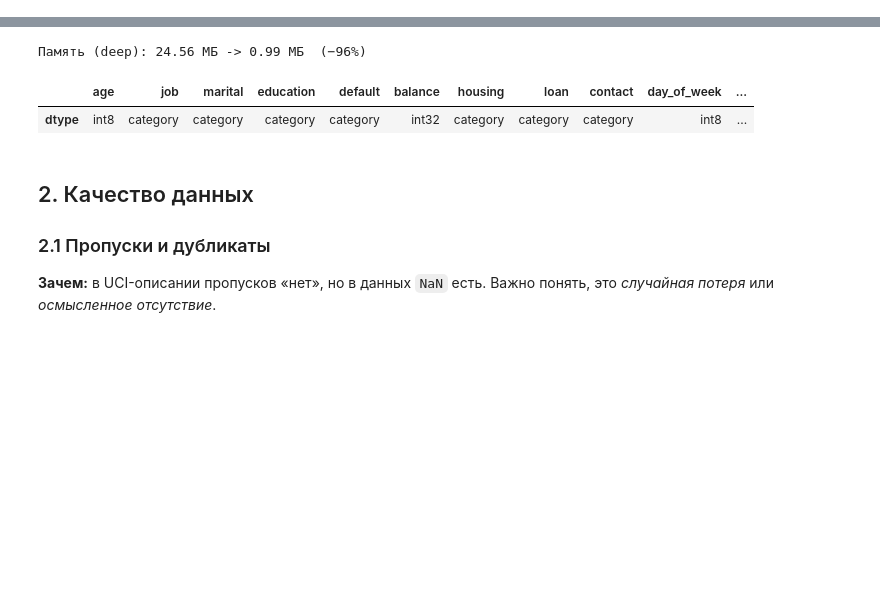
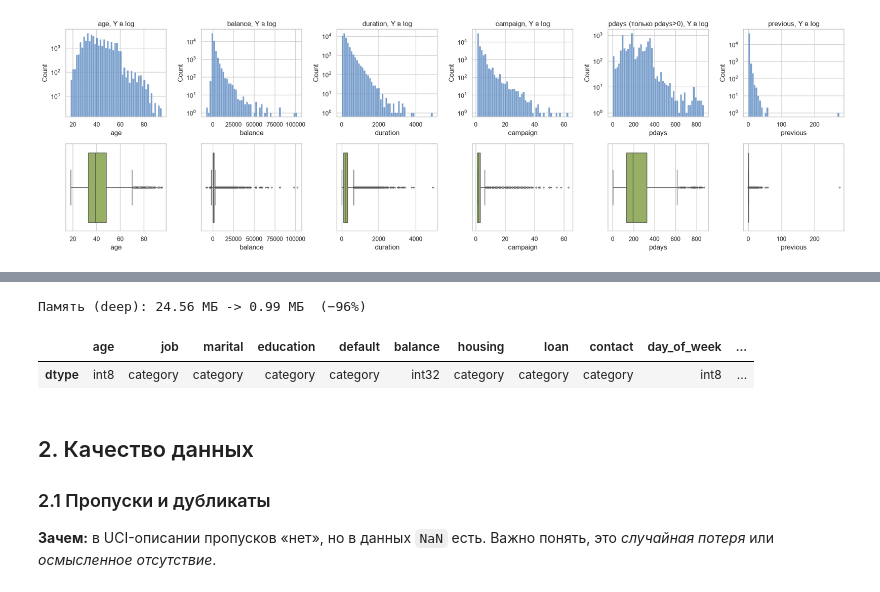
Before and after one commit to RafaelPozoyan/UrFU_project, a Jupyter notebook: eda_levin.ipynb, the cells around one changed output, grey strips where cells are left out. Drawn from its saved outputs; the diff is of its cells as text; code cells hidden in the pictures; blank space fills up the shorter version.

```diff
--- a/eda_levin.ipynb
+++ b/eda_levin.ipynb
@@ -60,0 +151,11 @@ display(bm.variables[['name','role','type','description','missing_values']])
+# %%
+cols = ['age','balance','duration','campaign','pdays','previous']
+fig, axs = plt.subplots(2, 6, figsize=(20, 6))
+for i, c in enumerate(cols):
+    x = df_raw[c] if c != 'pdays' else df_raw.loc[df_raw.pdays > 0, 'pdays']
+    sns.histplot(x, bins=50, ax=axs[0, i], color='#4f81bd'); axs[0, i].set_yscale('log')
+    axs[0, i].set_title(c + (' (только pdays>0)' if c == 'pdays' else '') + ', Y в log')
+    sns.boxplot(x=x, ax=axs[1, i], color='#9bbb59', fliersize=2)
+plt.tight_layout(); plt.show()
+# %% [output]
+[figure, added]
```
Also changed, not shown: parts of 24 cells of this notebook.
